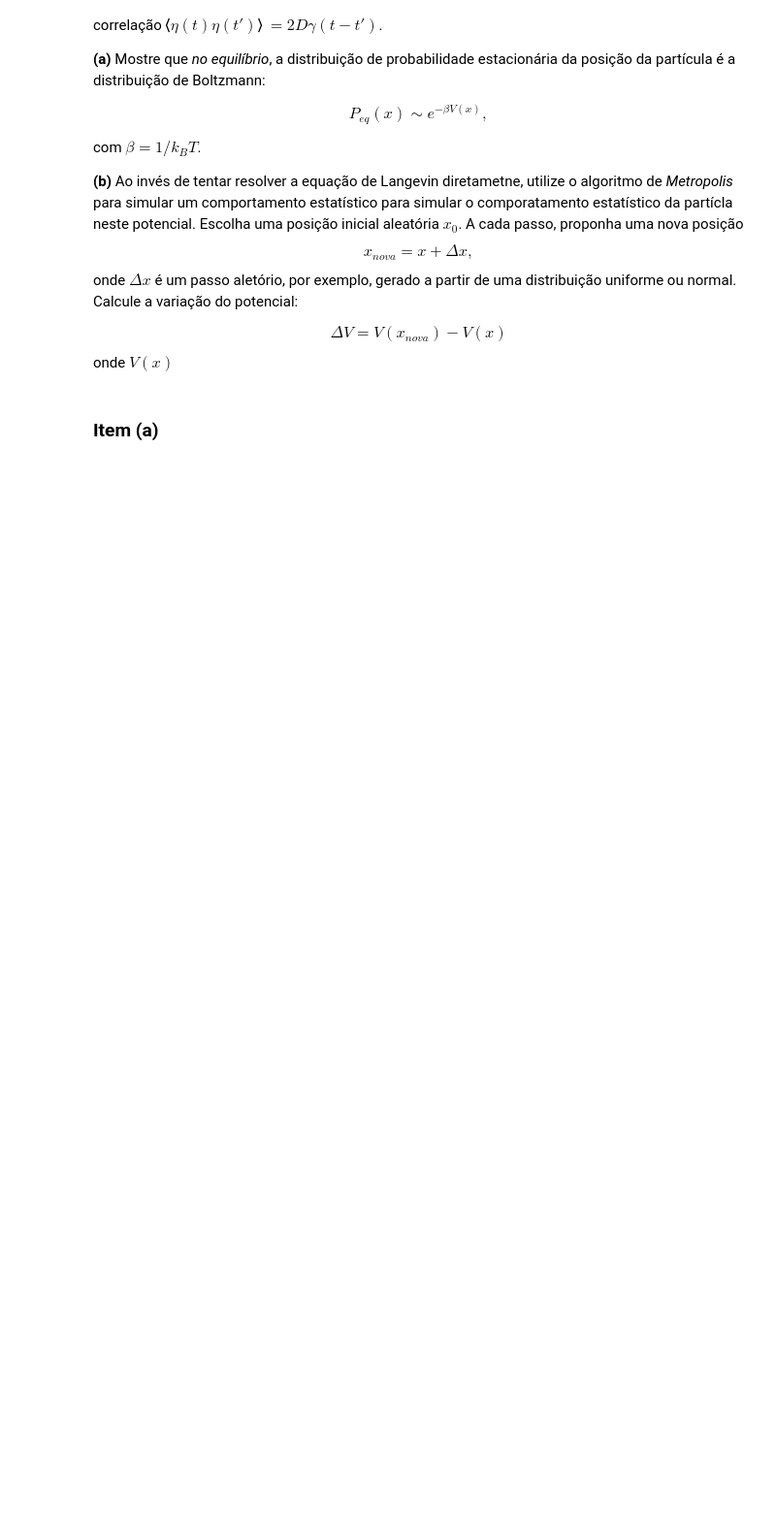
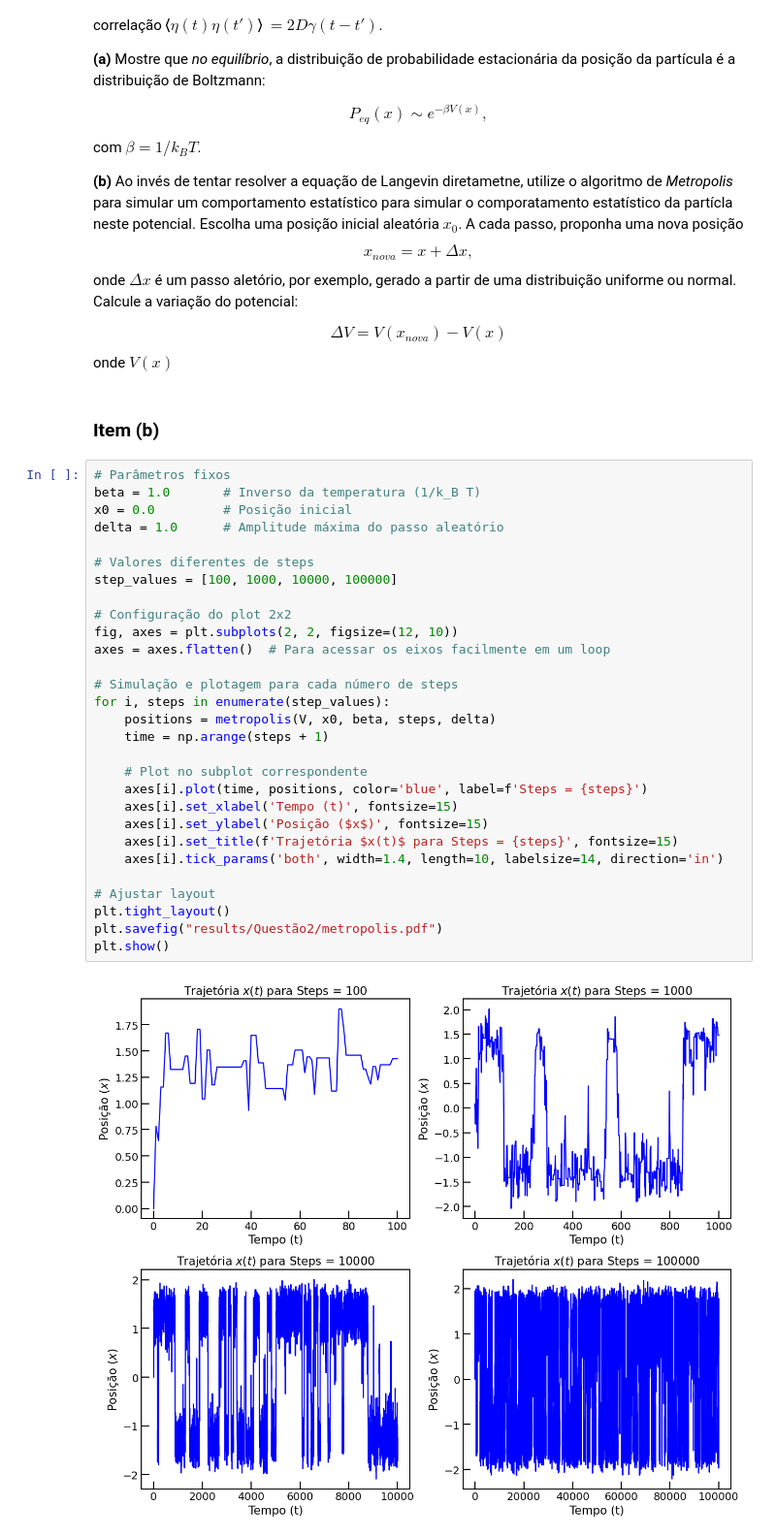
Before and after one commit to JuniorAlencar/TopFisTeo2024.2, a Jupyter notebook: Lista_1/questões/Question2.ipynb, the cells around one changed output. Shown at 97% size. Saved outputs shown, nothing was run; the diff lists cells and outputs as text; blank space fills up the shorter version.

```diff
--- a/Lista_1/questões/Question2.ipynb
+++ b/Lista_1/questões/Question2.ipynb
@@ -34,4 +34,35 @@ $$
 $$
 onde $V(x)$
 # %% [markdown]
-### **Item (a)**
+### **Item (b)**
+# %%
+# Parâmetros fixos
+beta = 1.0       # Inverso da temperatura (1/k_B T)
+x0 = 0.0         # Posição inicial
+delta = 1.0      # Amplitude máxima do passo aleatório
+
+# Valores diferentes de steps
+step_values = [100, 1000, 10000, 100000]
+
+# Configuração do plot 2x2
+fig, axes = plt.subplots(2, 2, figsize=(12, 10))
+axes = axes.flatten()  # Para acessar os eixos facilmente em um loop
+
+# Simulação e plotagem para cada número de steps
+for i, steps in enumerate(step_values):
+    positions = metropolis(V, x0, beta, steps, delta)
+    time = np.arange(steps + 1)
+
+    # Plot no subplot correspondente
+    axes[i].plot(time, positions, color='blue', label=f'Steps = {steps}')
+    axes[i].set_xlabel('Tempo (t)', fontsize=15)
+    axes[i].set_ylabel('Posição ($x$)', fontsize=15)
+    axes[i].set_title(f'Trajetória $x(t)$ para Steps = {steps}', fontsize=15)
+    axes[i].tick_params('both', width=1.4, length=10, labelsize=14, direction='in')
+
+# Ajustar layout
+plt.tight_layout()
+plt.savefig("results/Questão2/metropolis.pdf")
+plt.show()
+# %% [output]
+[figure, added]
```
Also changed, not shown: parts of 8 cells of this notebook, 7 other files.
